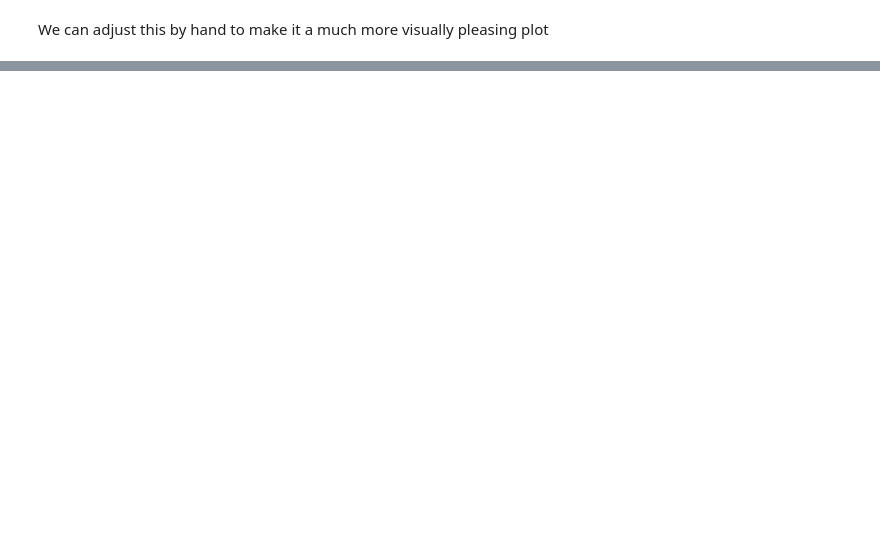
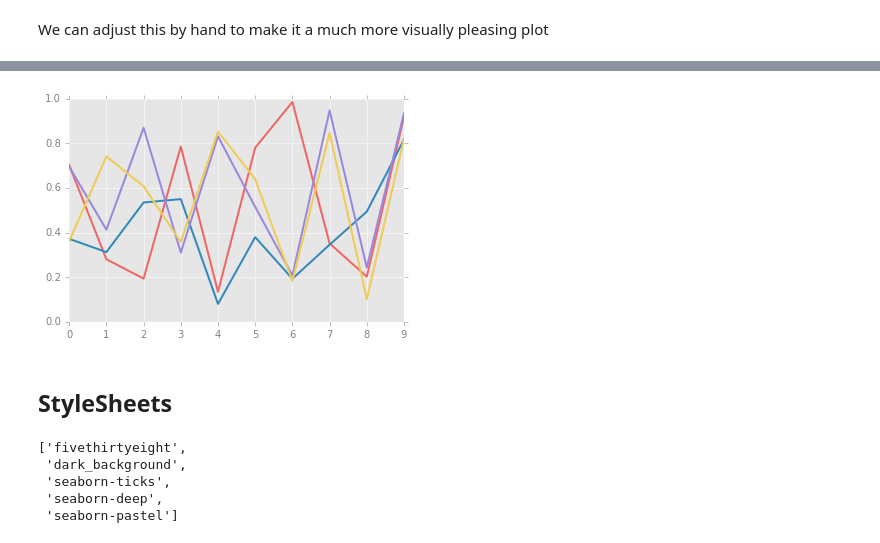
Before and after one commit to jorellano/Visualization-with-Matplotlib, a Jupyter notebook: !11 Customizing Matplotlib Configurations and Stylesheets.ipynb, the cells around one changed output, grey strips where cells are left out. Cells and saved outputs as stored; diff of their text form; code cells hidden in the pictures; blank space fills up the shorter version.

```diff
--- a/!11 Customizing Matplotlib Configurations and Stylesheets.ipynb
+++ b/!11 Customizing Matplotlib Configurations and Stylesheets.ipynb
@@ -48,0 +90,15 @@ NameError: name 'plt' is not defined
+# %%
+for i in range(4):
+    plt.plot(np.random.rand(10))
+# %% [output]
+[figure, added]
+# %% [markdown]
+## StyleSheets
+# %%
+plt.style.available[:5]
+# %% [output]
+['fivethirtyeight',
+ 'dark_background',
+ 'seaborn-ticks',
+ 'seaborn-deep',
+ 'seaborn-pastel']
```
Also changed, not shown: parts of 23 cells of this notebook.
